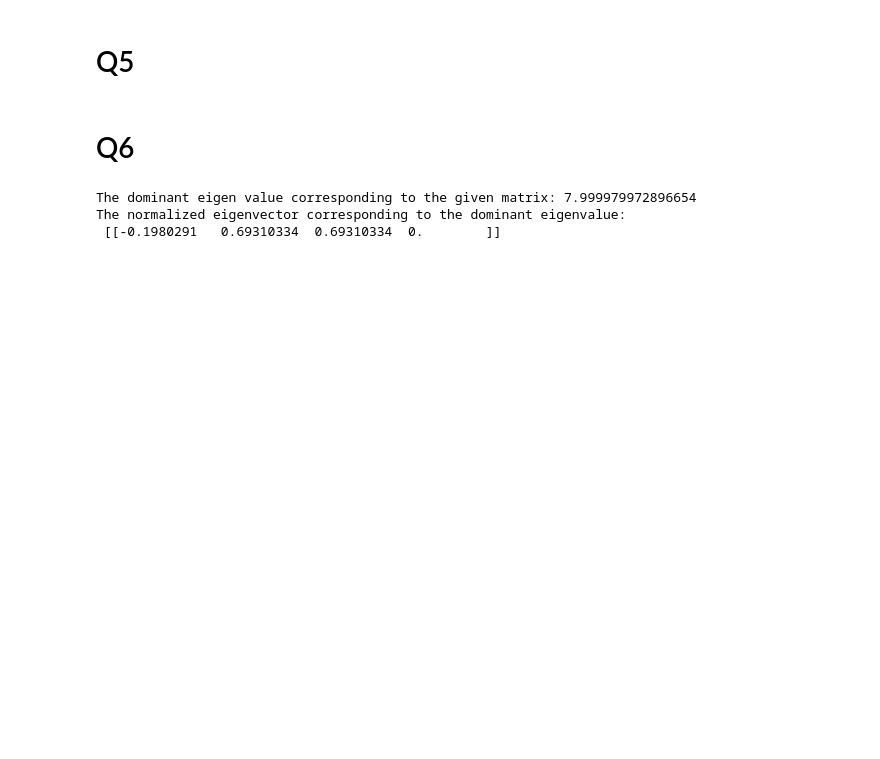
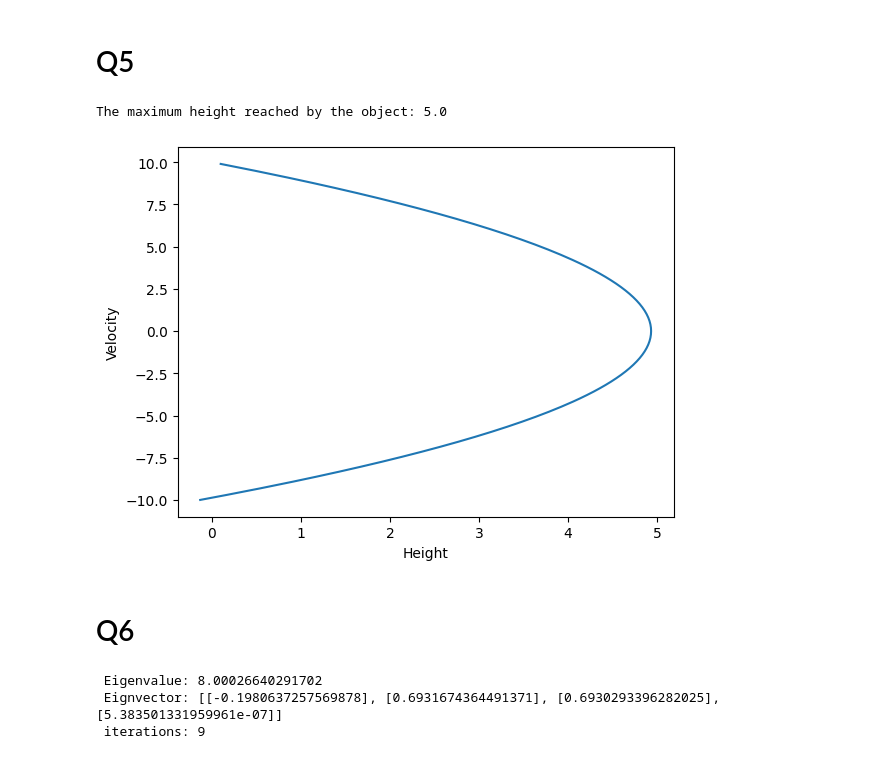
Before and after one commit to p-k-samay/p346, a Jupyter notebook: endsem/endsem.ipynb, the cells around one changed output. Drawn from its saved outputs; the diff is of its cells as text; code cells hidden in the pictures; blank space fills up the shorter version.

```diff
--- a/endsem/endsem.ipynb
+++ b/endsem/endsem.ipynb
@@ -81,49 +70,26 @@ The time period of oscillation is 2.08732002
 # %% [markdown]
 # Q5
+# %%
+gamma=0.02
+g=10
+v0=10
+print("The maximum height reached by the object:",(10**2)/(2*10))
+def dvdt(x,y,t):
+    return (-gamma*y)-g
+def dxdt(x,y,t):
+    return (y)
+
+rks(dxdt,dvdt,0,10,0,2)
+plt.show()
+# %% [output]
+The maximum height reached by the object: 5.0
+[figure, added]
 # %% [markdown]
 # Q6
-# %%
-def eigen(A,x0,xk):
-    k=500
-    y=np.matrix(x0)
-    for i in range (0,k):
-        sum=0
-        for j in range (0,3):
-            sum+=y[0,j]*x0[0,j]
-        xky=(sum)
-        for l in range (0,3):
-            sum=0
-            for j in range (0,3):
-                sum+=A[l,j]*x0[0,j]
-            xk[0,l]=(sum)
-        x0=np.matrix(xk)
-        sum=0
-        for j in range (0,3):
-            sum+=y[0,j]*xk[0,j]
-        xk1y=(sum)
-        if i==0:
-            lambda0=(sum)
-        if i>0 :
-            if xky==0:
-                break
-            lambdak=xk1y/xky
-            if abs(lambdak-lambda0)<10**-3:
-                break
-            lambda0=lambdak
-    return lambdak,xk
-A=np.matrix([[1,-2,0,5],[0,7,1,5],[0,4,4,0],[0,0,0,2]])
-x0=np.matrix([1.0,1.0,1.0,1.0])
-xk=np.matrix([0.0,0.0,0.0,0.0])
-lambda1,xk=(eigen(A,x0,xk))
-print("The dominant eigen value corresponding to the given matrix:",lambda1)
-sum=0
-for i in range (0,4):
-    sum+=(xk[0,i]**2)
-sum1=math.sqrt(sum)
-for i in range (0,4):
-    xk[0,i]=(xk[0,i]/sum1)
-print("The normalized eigenvector corresponding to the dominant eigenvalue:\n",xk)
-# %% [output]
-The dominant eigen value corresponding to the given matrix: 7.999979972896654
-The normalized eigenvector corresponding to the dominant eigenvalue:
- [[-0.1980291   0.69310334  0.69310334  0.        ]]
+# %%
+A=[[1,-2,0,5],[0,7,1,5],[0,4,4,0],[0,0,0,2]]
+lambda1,v1=Eigen(A,20,1e-3,'random')
+# %% [output]
+ Eigenvalue: 8.00026640291702
+ Eignvector: [[-0.1980637257569878], [0.6931674364491371], [0.6930293396282025], [5.383501331959961e-07]]
+ iterations: 9
```
Also changed, not shown: parts of 8 cells of this notebook, 1 other file.
